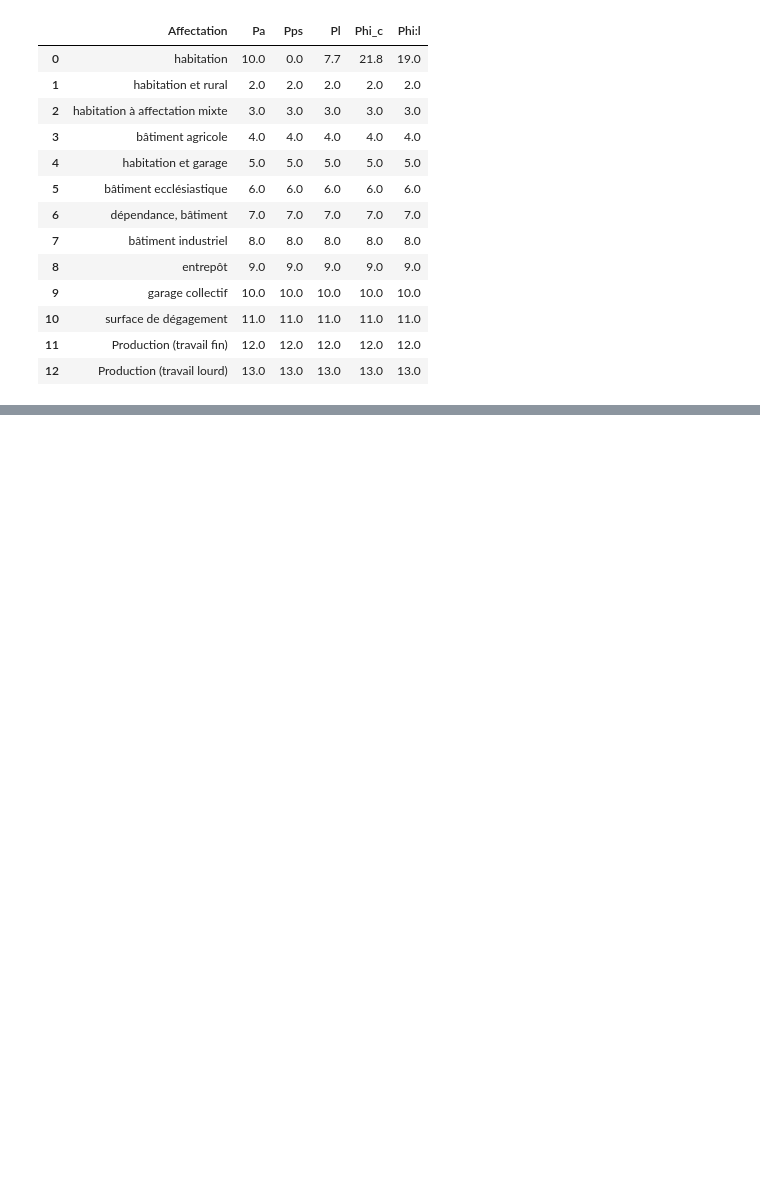
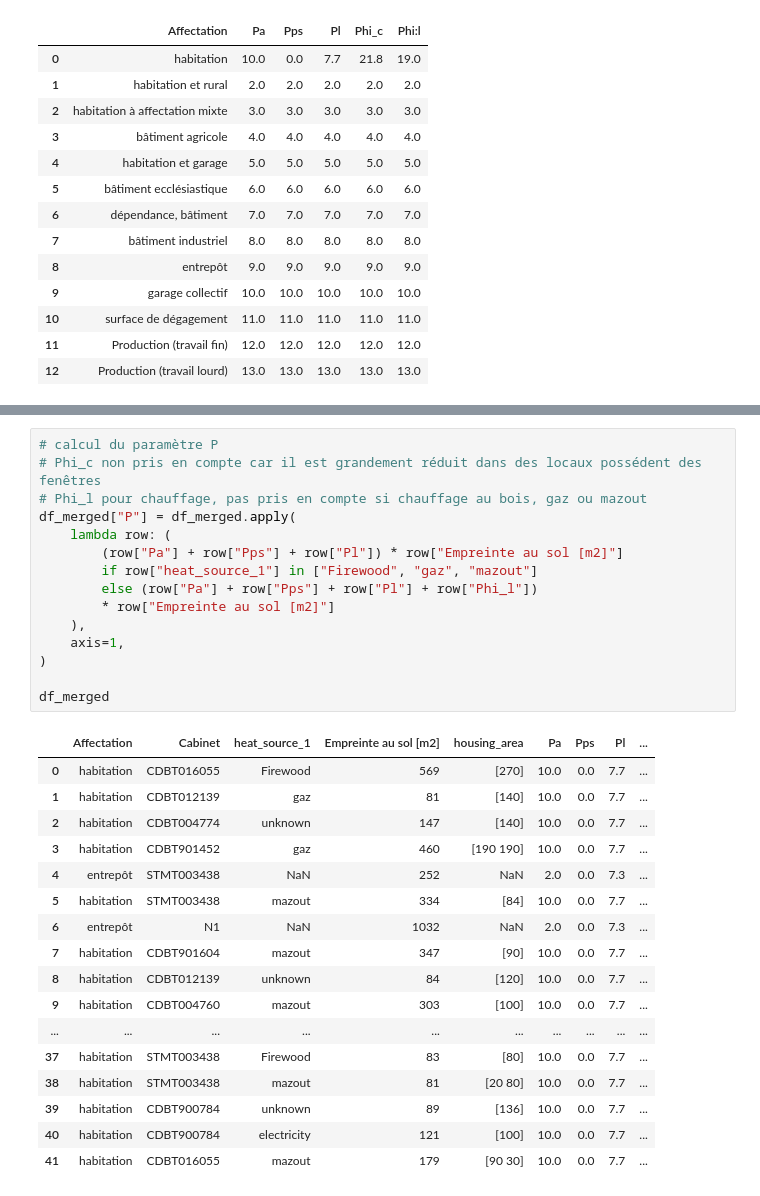
Before and after one commit to karim-bergoug/rhtlab_DKM, a Jupyter notebook: Projet-Groupe1-DKM/my_file_Danny.ipynb, the cells around one changed output, grey strips where cells are left out. Drawn from its saved outputs; the diff is of its cells as text; blank space fills up the shorter version.

Commit message:
P calculated

```diff
--- a/Projet-Groupe1-DKM/my_file_Danny.ipynb
+++ b/Projet-Groupe1-DKM/my_file_Danny.ipynb
@@ -128,0 +239,33 @@ df_type_conso
+# %%
+# calcul du paramètre P
+# Phi_c non pris en compte car il est grandement réduit dans des locaux possédent des fenêtres
+# Phi_l pour chauffage, pas pris en compte si chauffage au bois, gaz ou mazout
+df_merged["P"] = df_merged.apply(
+    lambda row: (
+        (row["Pa"] + row["Pps"] + row["Pl"]) * row["Empreinte au sol [m2]"]
+        if row["heat_source_1"] in ["Firewood", "gaz", "mazout"]
+        else (row["Pa"] + row["Pps"] + row["Pl"] + row["Phi_l"])
+        * row["Empreinte au sol [m2]"]
+    ),
+    axis=1,
+)
+
+df_merged
+# %% [output]
+|  | Affectation | Cabinet | heat_source_1 | Empreinte au sol [m2] | housing_area | Pa | Pps | Pl | ... |
+| 0 | habitation | CDBT016055 | Firewood | 569 | [270] | 10.0 | 0.0 | 7.7 | ... |
+| 1 | habitation | CDBT012139 | gaz | 81 | [140] | 10.0 | 0.0 | 7.7 | ... |
+| 2 | habitation | CDBT004774 | unknown | 147 | [140] | 10.0 | 0.0 | 7.7 | ... |
+| 3 | habitation | CDBT901452 | gaz | 460 | [190 190] | 10.0 | 0.0 | 7.7 | ... |
+| 4 | entrepôt | STMT003438 | NaN | 252 | NaN | 2.0 | 0.0 | 7.3 | ... |
+| 5 | habitation | STMT003438 | mazout | 334 | [84] | 10.0 | 0.0 | 7.7 | ... |
+| 6 | entrepôt | N1 | NaN | 1032 | NaN | 2.0 | 0.0 | 7.3 | ... |
+| 7 | habitation | CDBT901604 | mazout | 347 | [90] | 10.0 | 0.0 | 7.7 | ... |
+| 8 | habitation | CDBT012139 | unknown | 84 | [120] | 10.0 | 0.0 | 7.7 | ... |
+| 9 | habitation | CDBT004760 | mazout | 303 | [100] | 10.0 | 0.0 | 7.7 | ... |
+| ... | ... | ... | ... | ... | ... | ... | ... | ... | ... |
+| 37 | habitation | STMT003438 | Firewood | 83 | [80] | 10.0 | 0.0 | 7.7 | ... |
+| 38 | habitation | STMT003438 | mazout | 81 | [20 80] | 10.0 | 0.0 | 7.7 | ... |
+| 39 | habitation | CDBT900784 | unknown | 89 | [136] | 10.0 | 0.0 | 7.7 | ... |
+| 40 | habitation | CDBT900784 | electricity | 121 | [100] | 10.0 | 0.0 | 7.7 | ... |
+| 41 | habitation | CDBT016055 | mazout | 179 | [90 30] | 10.0 | 0.0 | 7.7 | ... |
```
Also changed, not shown: parts of 3 cells of this notebook.
